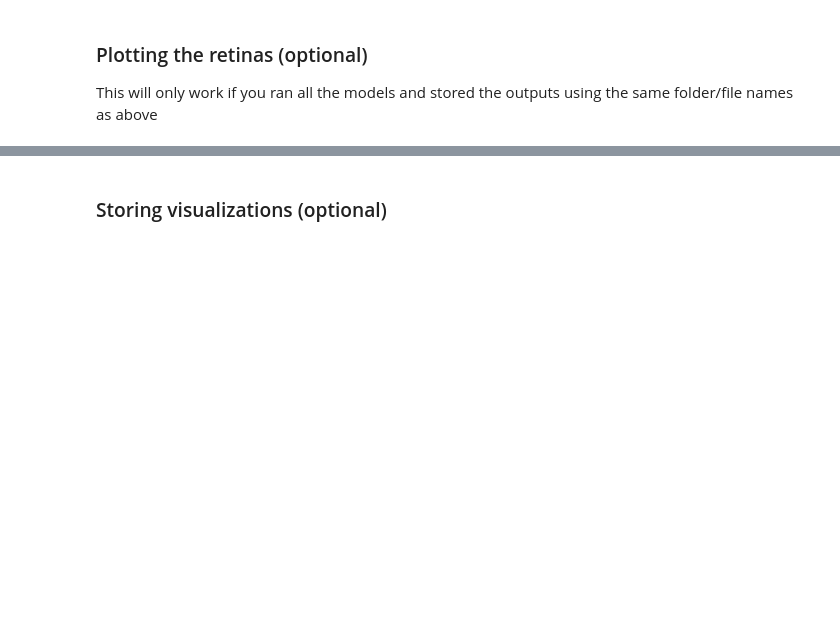
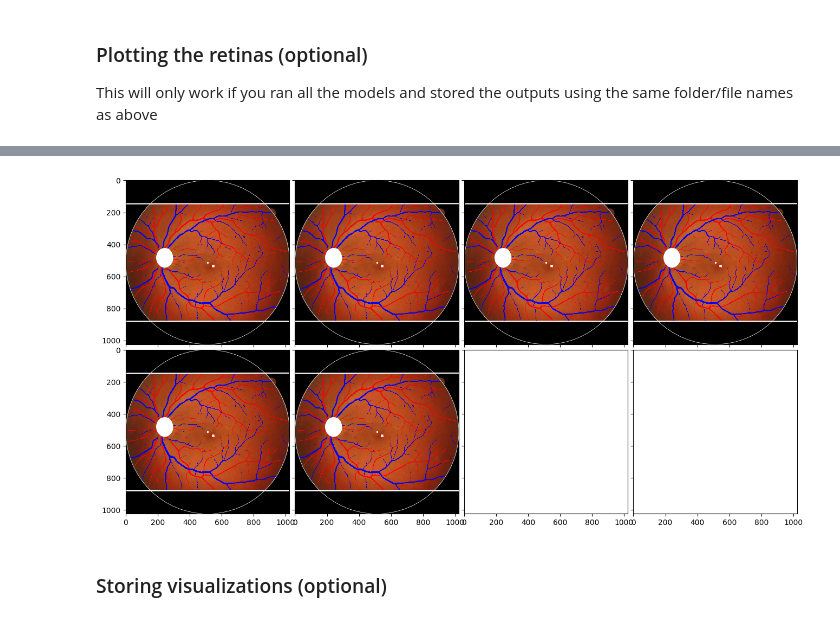
Before and after one commit to Eyened/rtnls_vascx_models, a Jupyter notebook: notebooks/1_segment_preprocessed.ipynb, the cells around one changed output, grey strips where cells are left out. Drawn from its saved outputs; the diff is of its cells as text; code cells hidden in the pictures; blank space fills up the shorter version.

```diff
--- a/notebooks/1_segment_preprocessed.ipynb
+++ b/notebooks/1_segment_preprocessed.ipynb
@@ -64,5 +106,7 @@ loader = RetinaLoader.from_folder(ds_path)
 # %%
-plot_gridfns([ret.plot for ret in loader[:6]])
+plot_gridfns([lambda ax: ret.plot(av=True, disc=True, fovea=True, bounds=True, ax=ax) for ret in loader[:6]])
+# %% [output]
+[figure, added]
 # %% [markdown]
 ### Storing visualizations (optional)
 # %%
```
Also changed, not shown: parts of 13 cells of this notebook, 9 other files.
